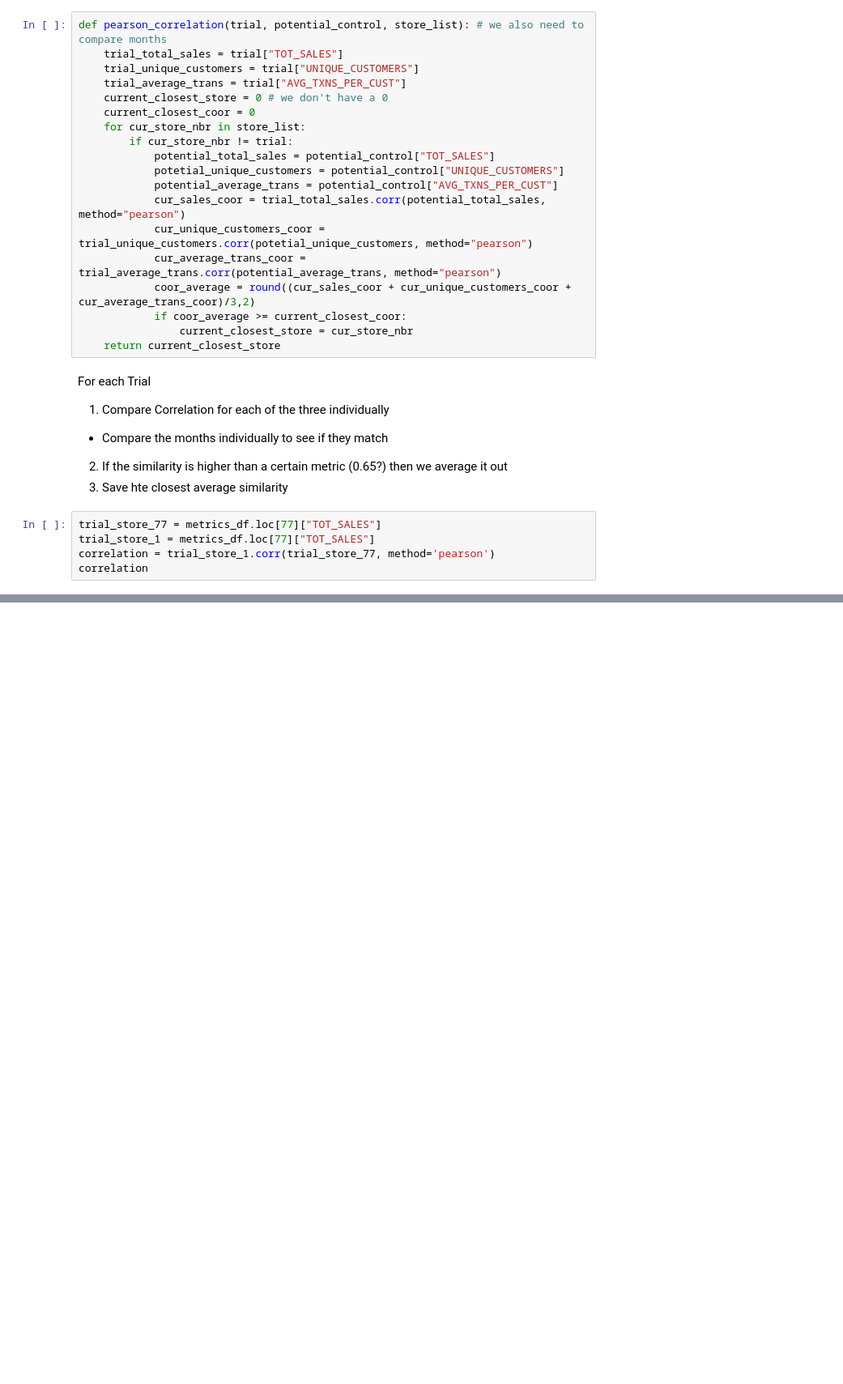
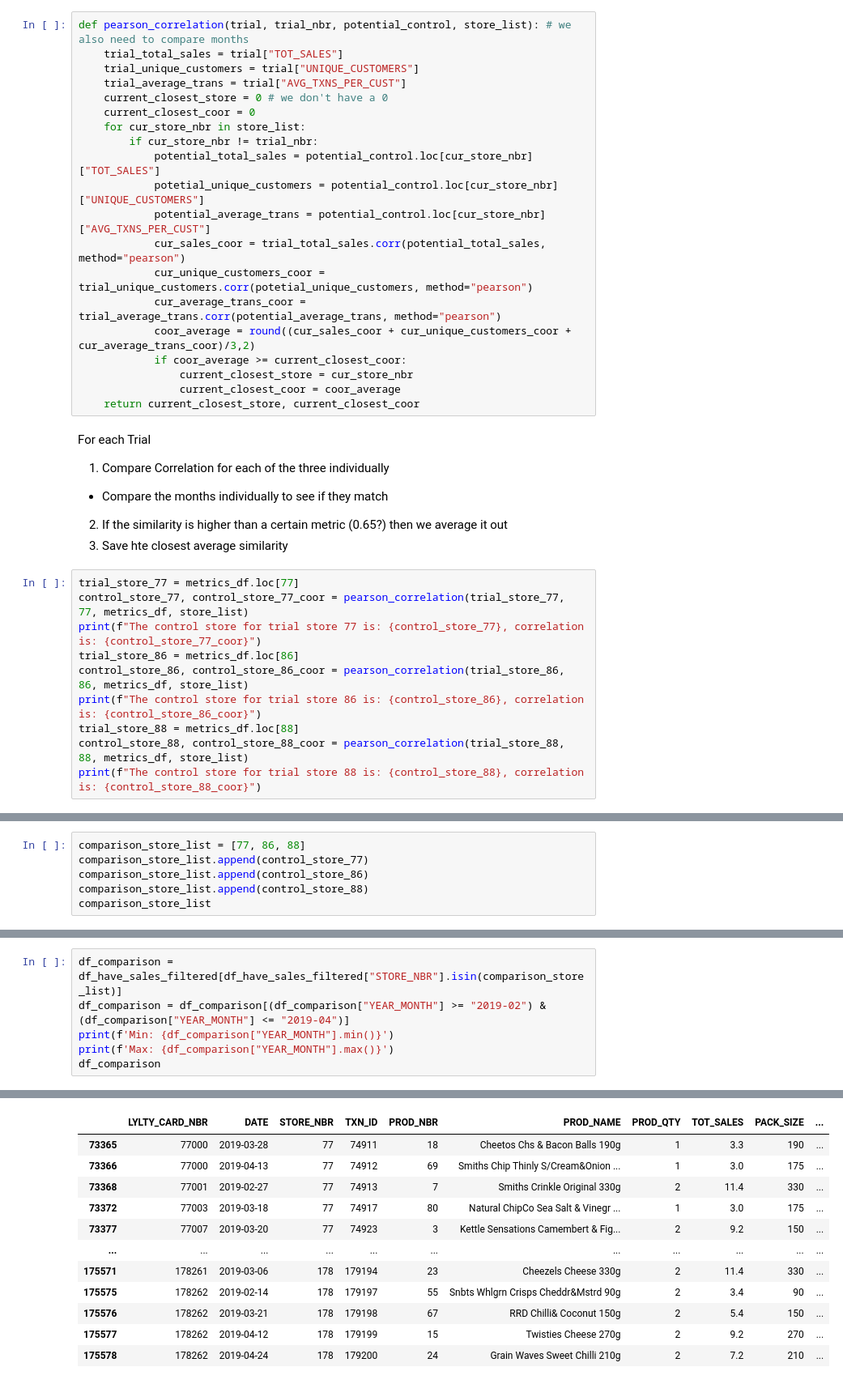
Before and after one commit to schao021/Quantium-Data-Analytics, a Jupyter notebook: Task_2.ipynb, the cells around one changed output, grey strips where cells are left out. Shown at 81% size. Saved outputs shown, nothing was run; the diff lists cells and outputs as text; blank space fills up the shorter version.

```diff
--- a/Task_2.ipynb
+++ b/Task_2.ipynb
@@ -227,24 +227,25 @@ Pearson Filtering Rules
 1. Find stores that have the same sale period
 2. Then conduct actual similarity test
 # %%
-def pearson_correlation(trial, potential_control, store_list): # we also need to compare months
+def pearson_correlation(trial, trial_nbr, potential_control, store_list): # we also need to compare months
     trial_total_sales = trial["TOT_SALES"]
     trial_unique_customers = trial["UNIQUE_CUSTOMERS"]
     trial_average_trans = trial["AVG_TXNS_PER_CUST"]
     current_closest_store = 0 # we don't have a 0
     current_closest_coor = 0
     for cur_store_nbr in store_list:
-        if cur_store_nbr != trial:
-            potential_total_sales = potential_control["TOT_SALES"]
-            potetial_unique_customers = potential_control["UNIQUE_CUSTOMERS"]
-            potential_average_trans = potential_control["AVG_TXNS_PER_CUST"]
+        if cur_store_nbr != trial_nbr:
+            potential_total_sales = potential_control.loc[cur_store_nbr]["TOT_SALES"]
+            potetial_unique_customers = potential_control.loc[cur_store_nbr]["UNIQUE_CUSTOMERS"]
+            potential_average_trans = potential_control.loc[cur_store_nbr]["AVG_TXNS_PER_CUST"]
             cur_sales_coor = trial_total_sales.corr(potential_total_sales, method="pearson")
             cur_unique_customers_coor = trial_unique_customers.corr(potetial_unique_customers, method="pearson")
             cur_average_trans_coor = trial_average_trans.corr(potential_average_trans, method="pearson")
             coor_average = round((cur_sales_coor + cur_unique_customers_coor + cur_average_trans_coor)/3,2)
             if coor_average >= current_closest_coor:
                 current_closest_store = cur_store_nbr
-    return current_closest_store
+                current_closest_coor = coor_average
+    return current_closest_store, current_closest_coor
 # %% [markdown]
 For each Trial
 1. Compare Correlation for each of the three individually
@@ -252,8 +253,13 @@ For each Trial
 2. If the similarity is higher than a certain metric (0.65?) then we average it out
 3. Save hte closest average similarity
 # %%
-trial_store_77 = metrics_df.loc[77]["TOT_SALES"]
-trial_store_1 = metrics_df.loc[77]["TOT_SALES"]
-correlation = trial_store_1.corr(trial_store_77, method='pearson')
-correlation
+trial_store_77 = metrics_df.loc[77]
+control_store_77, control_store_77_coor = pearson_correlation(trial_store_77, 77, metrics_df, store_list)
+print(f"The control store for trial store 77 is: {control_store_77}, correlation is: {control_store_77_coor}")
+trial_store_86 = metrics_df.loc[86]
+control_store_86, control_store_86_coor = pearson_correlation(trial_store_86, 86, metrics_df, store_list)
+print(f"The control store for trial store 86 is: {control_store_86}, correlation is: {control_store_86_coor}")
+trial_store_88 = metrics_df.loc[88]
+control_store_88, control_store_88_coor = pearson_correlation(trial_store_88, 88, metrics_df, store_list)
+print(f"The control store for trial store 88 is: {control_store_88}, correlation is: {control_store_88_coor}")
 # %% [output]
@@ -271,0 +269,6 @@ correlation
+# %%
+comparison_store_list = [77, 86, 88]
+comparison_store_list.append(control_store_77)
+comparison_store_list.append(control_store_86)
+comparison_store_list.append(control_store_88)
+comparison_store_list
@@ -271,0 +279,7 @@ correlation
+# %%
+df_comparison = df_have_sales_filtered[df_have_sales_filtered["STORE_NBR"].isin(comparison_store_list)]
+df_comparison = df_comparison[(df_comparison["YEAR_MONTH"] >= "2019-02") & (df_comparison["YEAR_MONTH"] <= "2019-04")]
+print(f'Min: {df_comparison["YEAR_MONTH"].min()}')
+print(f'Max: {df_comparison["YEAR_MONTH"].max()}')
+df_comparison
+# %% [output]
@@ -271,0 +288,12 @@ correlation
+|  | LYLTY_CARD_NBR | DATE | STORE_NBR | TXN_ID | PROD_NBR | PROD_NAME | PROD_QTY | TOT_SALES | PACK_SIZE | ... |
+| 73365 | 77000 | 2019-03-28 | 77 | 74911 | 18 | Cheetos Chs & Bacon Balls 190g | 1 | 3.3 | 190 | ... |
+| 73366 | 77000 | 2019-04-13 | 77 | 74912 | 69 | Smiths Chip Thinly S/Cream&Onion ... | 1 | 3.0 | 175 | ... |
+| 73368 | 77001 | 2019-02-27 | 77 | 74913 | 7 | Smiths Crinkle Original 330g | 2 | 11.4 | 330 | ... |
+| 73372 | 77003 | 2019-03-18 | 77 | 74917 | 80 | Natural ChipCo Sea Salt & Vinegr ... | 1 | 3.0 | 175 | ... |
+| 73377 | 77007 | 2019-03-20 | 77 | 74923 | 3 | Kettle Sensations Camembert & Fig... | 2 | 9.2 | 150 | ... |
+| ... | ... | ... | ... | ... | ... | ... | ... | ... | ... | ... |
+| 175571 | 178261 | 2019-03-06 | 178 | 179194 | 23 | Cheezels Cheese 330g | 2 | 11.4 | 330 | ... |
+| 175575 | 178262 | 2019-02-14 | 178 | 179197 | 55 | Snbts Whlgrn Crisps Cheddr&Mstrd 90g | 2 | 3.4 | 90 | ... |
+| 175576 | 178262 | 2019-03-21 | 178 | 179198 | 67 | RRD Chilli& Coconut 150g | 2 | 5.4 | 150 | ... |
+| 175577 | 178262 | 2019-04-12 | 178 | 179199 | 15 | Twisties Cheese 270g | 2 | 9.2 | 270 | ... |
+| 175578 | 178262 | 2019-04-24 | 178 | 179200 | 24 | Grain Waves Sweet Chilli 210g | 2 | 7.2 | 210 | ... |
```
Also changed, not shown: parts of 13 cells of this notebook.
